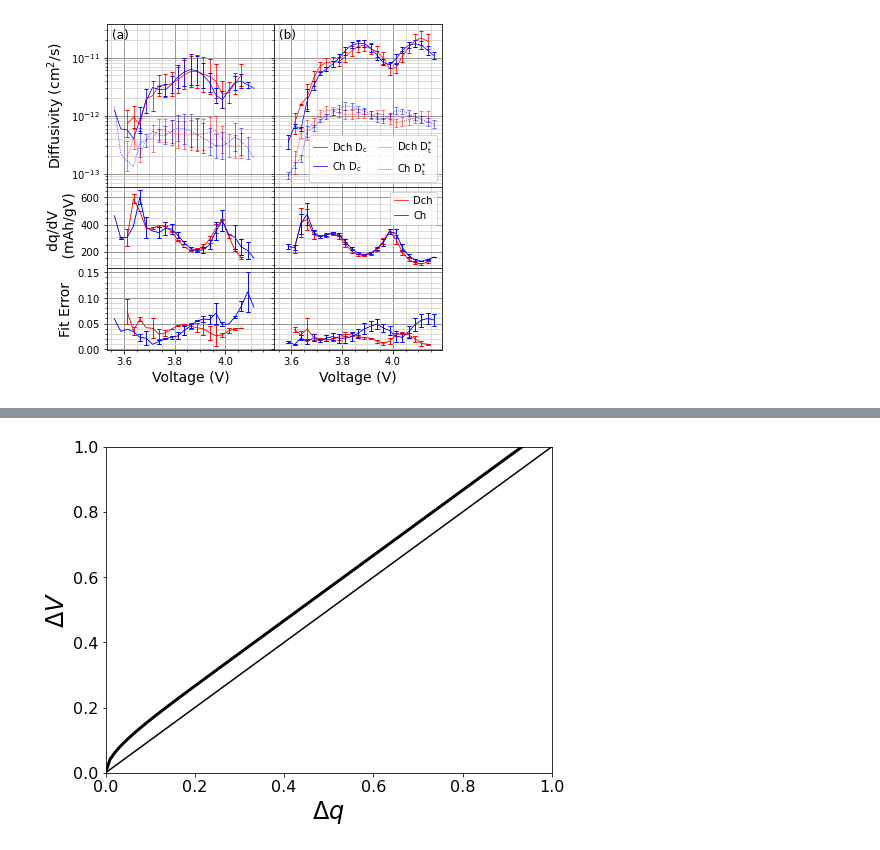
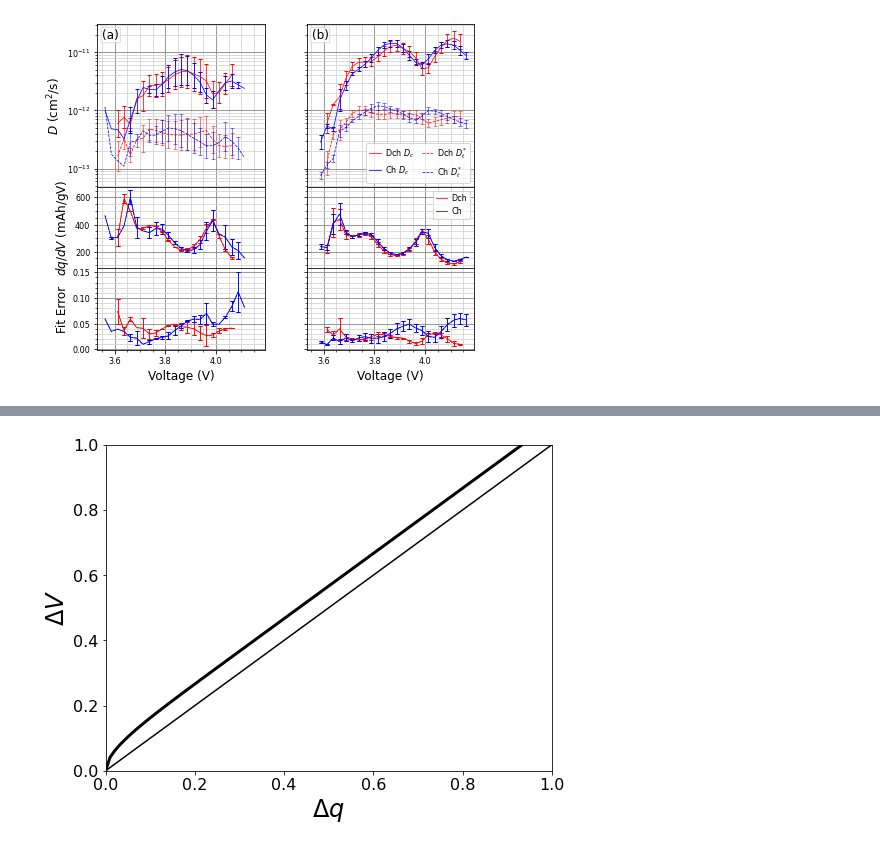
Before and after one commit to mmemcormier/amid, a Jupyter notebook: test_IRfit.ipynb, the cells around one changed output, grey strips where cells are left out. Drawn from its saved outputs; the diff is of its cells as text; code cells hidden in the pictures.

```diff
--- a/test_IRfit.ipynb
+++ b/test_IRfit.ipynb
@@ -9,13 +9,13 @@ import matplotlib.pyplot as plt
 import matplotlib.ticker as ticker
 
 plt.rc('lines', markersize = 3, linewidth = 0.75)
-plt.rc('axes', grid = True, labelsize = 14)
+plt.rc('axes', grid = True, labelsize = 12)
 plt.rc('axes.grid', which = 'both')
 plt.rc('grid', color = 'grey')
 plt.rc('xtick.minor', bottom = True, top = False)
 plt.rc('ytick.minor', left = True, right = False)
-plt.rc('xtick', bottom = True, top = False, direction = 'out', labelsize = 10)
-plt.rc('ytick', left = True, right = False, direction = 'out', labelsize = 10)
-plt.rc('legend', frameon = False, fontsize = 10, columnspacing = 1.0, handletextpad = 0.5, handlelength = 1.4)
+plt.rc('xtick', bottom = True, top = False, direction = 'out', labelsize = 8)
+plt.rc('ytick', left = True, right = False, direction = 'out', labelsize = 8)
+plt.rc('legend', frameon = False, fontsize = 8, columnspacing = 1.0, handletextpad = 0.5, handlelength = 1.4)
 plt.rc('errorbar', capsize = 2)
 plt.rc('savefig', dpi = 300)
@@ -395,14 +237,14 @@ for R in range(len(Reff)):
 axs[0].set_xlim([0, 1])
 axs[0].set_ylim([0, 1])
 
-axs[0].set_xlabel('$τ$')
-axs[0].set_ylabel('$Y$')
+axs[0].set_xlabel('$τ=Δq_a/Δq_{tot}$')
+axs[0].set_ylabel('$Y(τ)$')
 
 axs[0].xaxis.set_minor_locator(ticker.AutoMinorLocator())
 axs[0].yaxis.set_minor_locator(ticker.AutoMinorLocator())
 axs[0].grid(which = 'minor', color = 'lightgrey')
 
-axs[0].annotate(title[0], xy = (0.03, 0.97), xycoords = 'axes fraction', horizontalalignment='left', verticalalignment='top', fontsize = 12)
+axs[0].annotate(title[0], xy = (0.03, 0.97), xycoords = 'axes fraction', horizontalalignment='left', verticalalignment='top', fontsize = 12, bbox=dict(boxstyle='round', fc='w', ec='lightgrey', pad=0.1, alpha=0.8))
 
 #Figure 4b
 nQ = 1000
@@ -423,8 +265,8 @@ for R in range(len(Reff)):
 axs[1].set_xlim([1e-3, 1e1])
 axs[1].set_ylim([0, 1])
 
-axs[1].set_xlabel('$Q$')
-axs[1].set_ylabel('$τ$')
+axs[1].set_xlabel('$Q=Δq_{tot}I^{-1}D_cr^{-2}$')
+axs[1].set_ylabel('$τ=Δq_a/Δq_{tot}$')
 
 axs[1].xaxis.set_minor_locator(ticker.LogLocator(subs = np.arange(1.0, 10.0) * 0.1, numticks = 10))
 axs[1].xaxis.set_major_locator(ticker.LogLocator(numticks = 10))
@@ -433,7 +275,7 @@ axs[1].grid(which = 'minor', color = 'lightgrey')
 
 axs[0].legend(fontsize = 8, frameon = True)
 
-axs[1].annotate(title[1], xy = (0.03, 0.97), xycoords = 'axes fraction', horizontalalignment='left', verticalalignment='top', fontsize = 12)
+axs[1].annotate(title[1], xy = (0.03, 0.97), xycoords = 'axes fraction', horizontalalignment='left', verticalalignment='top', fontsize = 12, bbox=dict(boxstyle='round', fc='w', ec='lightgrey', pad=0.1, alpha=0.8))
 
 plt.savefig('fig4.png', bbox_inches="tight")
 # %% [output]
@@ -552,5 +557,5 @@ C:\Users\Mitch\Lab\Atlung Modeling\BioLogic Data\270\270 NM9505 30C Charge\270 N
 # %%
-# Figure 6
+# Figure 8
 path = 'C:/Users/Mitch/Lab/Atlung Modeling/BioLogic Data'
 mats = ['NM9505 30C Old', 'NM9505 30C']
 binfiles = ['NM9505 30C Old (215, 217).xlsx', 'NM9505 30C (266, 269, 270).xlsx']
@@ -560,13 +565,13 @@ title = ['(a)', '(b)']
 dfD = [pd.read_excel(Path(path) / mats[0] / binfiles[0], sheet_name = 'Discharge'), pd.read_excel(Path(path) / mats[1] / binfiles[1], sheet_name = 'Discharge')]
 dfC = [pd.read_excel(Path(path) / mats[0] / binfiles[0], sheet_name = 'Charge'), pd.read_excel(Path(path) / mats[1] / binfiles[1], sheet_name = 'Charge')]
 
-fig, axs = plt.subplots(ncols=2, nrows=3, figsize=(6, 6), sharex=True, sharey='row',
-gridspec_kw={'height_ratios': [2,1,1], 'hspace': 0.0, 'width_ratios': [1,1], 'wspace': 0.0})
+fig, axs = plt.subplots(ncols=2, nrows=3, figsize=(6.75, 6), sharex=True, sharey='row',
+gridspec_kw={'height_ratios': [2,1,1], 'hspace': 0.0, 'width_ratios': [1,1], 'wspace': 0.25})
 
-axs[0, 1].semilogy([], [], 'r-', label='Dch D$\mathregular{_{c}}$')
-axs[0, 1].semilogy([], [], 'b-', label='Ch D$\mathregular{_{c}}$')
-axs[0, 1].semilogy([], [], 'r:', label='Dch D$\mathregular{_{t}^{*}}$')
-axs[0, 1].semilogy([], [], 'b:', label='Ch D$\mathregular{_{t}^{*}}$')
+axs[0, 1].semilogy([], [], 'r-', label='Dch $D_{c}$')
+axs[0, 1].semilogy([], [], 'b-', label='Ch $D_{c}$')
+axs[0, 1].semilogy([], [], 'r--', label='Dch $D_{t}^{*}$')
+axs[0, 1].semilogy([], [], 'b--', label='Ch $D_{t}^{*}$')
 axs[0, 1].legend(frameon = True, ncol = 2)
 
 axs[1, 1].plot([], [], 'r-', label='Dch')
@@ -577,49 +582,55 @@ for i in range(len(dfD)):
     yerrDDc = [dfD[i]['Dc (cm^2/s)']*(1 - 1/dfD[i]['Dc geoSTD']), dfD[i]['Dc (cm^2/s)']*(dfD[i]['Dc geoSTD'] - 1)]
     yerrDDt = [dfD[i]['Dt* (cm^2/s)']*(1 - 1/dfD[i]['Dt* geoSTD']), dfD[i]['Dt* (cm^2/s)']*(dfD[i]['Dt* geoSTD'] - 1)]
     axs[0, i].errorbar(dfD[i]['Voltage (V)'], dfD[i]['Dc (cm^2/s)'], yerr = yerrDDc, fmt = 'r-')
-    axs[0, i].errorbar(dfD[i]['Voltage (V)'], dfD[i]['Dt* (cm^2/s)'], yerr = yerrDDt, fmt = 'r:', elinewidth = 0.5, markeredgewidth = 0.5)
+    axs[0, i].errorbar(dfD[i]['Voltage (V)'], dfD[i]['Dt* (cm^2/s)'], yerr = yerrDDt, fmt = 'r--', elinewidth = 0.5, markeredgewidth = 0.5)
 
     yerrCDc = [dfC[i]['Dc (cm^2/s)']*(1 - 1/dfC[i]['Dc geoSTD']), dfC[i]['Dc (cm^2/s)']*(dfC[i]['Dc geoSTD'] - 1)]
     yerrCDt = [dfC[i]['Dt* (cm^2/s)']*(1 - 1/dfC[i]['Dt* geoSTD']), dfC[i]['Dt* (cm^2/s)']*(dfC[i]['Dt* geoSTD'] - 1)]
     axs[0, i].errorbar(dfC[i]['Voltage (V)'], dfC[i]['Dc (cm^2/s)'], yerr = yerrCDc, fmt = 'b-')
-    axs[0, i].errorbar(dfC[i]['Voltage (V)'], dfC[i]['Dt* (cm^2/s)'], yerr = yerrCDt, fmt = 'b:', elinewidth = 0.5, markeredgewidth = 0.5)
+    axs[0, i].errorbar(dfC[i]['Voltage (V)'], dfC[i]['Dt* (cm^2/s)'], yerr = yerrCDt, fmt = 'b--', elinewidth = 0.5, markeredgewidth = 0.5)
 
     axs[1, i].errorbar(dfD[i]['Voltage (V)'], dfD[i]['dq/dV (mAh/gV)'], yerr = dfD[i]['dq/dV STD'], fmt = 'r-')
-    axs[1, i].errorbar(dfD[i]['Voltage (V)'], dfD[i]['dq/dV (mAh/gV)'], yerr = dfD[i]['dq/dV STD'], fmt = 'r:')
+    axs[1, i].errorbar(dfD[i]['Voltage (V)'], dfD[i]['dq/dV (mAh/gV)'], yerr = dfD[i]['dq/dV STD'], fmt = 'r--')
 
     axs[1, i].errorbar(dfC[i]['Voltage (V)'], dfC[i]['dq/dV (mAh/gV)'], yerr = dfC[i]['dq/dV STD'], fmt = 'b-')
-    axs[1, i].errorbar(dfC[i]['Voltage (V)'], dfC[i]['dq/dV (mAh/gV)'], yerr = dfC[i]['dq/dV STD'], fmt = 'b:')
+    axs[1, i].errorbar(dfC[i]['Voltage (V)'], dfC[i]['dq/dV (mAh/gV)'], yerr = dfC[i]['dq/dV STD'], fmt = 'b--')
 
     axs[2, i].errorbar(dfD[i]['Voltage (V)'], dfD[i]['Fit Error'], yerr = dfD[i]['Fit Error STD'], fmt = 'r-')
-    axs[2, i].errorbar(dfD[i]['Voltage (V)'], dfD[i]['Fit Error'], yerr = dfD[i]['Fit Error STD'], fmt = 'r:')
+    axs[2, i].errorbar(dfD[i]['Voltage (V)'], dfD[i]['Fit Error'], yerr = dfD[i]['Fit Error STD'], fmt = 'r--')
 
     axs[2, i].errorbar(dfC[i]['Voltage (V)'], dfC[i]['Fit Error'], yerr = dfC[i]['Fit Error STD'], fmt = 'b-')
-    axs[2, i].errorbar(dfC[i]['Voltage (V)'], dfC[i]['Fit Error'], yerr = dfC[i]['Fit Error STD'], fmt = 'b:')
+    axs[2, i].errorbar(dfC[i]['Voltage (V)'], dfC[i]['Fit Error'], yerr = dfC[i]['Fit Error STD'], fmt = 'b--')
 
-axs[0, 0].set_ylabel('Diffusivity (cm$\mathregular{^{2}}$/s)')
+axs[0, 0].set_ylabel('$D$ (cm$\mathregular{^{2}}$/s)')
+#axs[0, 1].set_ylabel('D (cm$\mathregular{^{2}}$/s)')
+axs[1, 0].set_ylabel('$dq/dV$ (mAh/gV)')
+#axs[1, 1].set_ylabel('dq/dV \n (mAh/gV)')
+axs[2, 0].set_ylabel('Fit Error')
+#axs[2, 1].set_ylabel('Fit Error')
 axs[2, 0].set_xlabel('Voltage (V)')
-axs[1, 0].set_ylabel('dq/dV \n (mAh/gV)')
-axs[2, 0].set_ylabel('Fit Error')
 axs[2, 1].set_xlabel('Voltage (V)')
 
 axs[0, 0].xaxis.set_minor_locator(ticker.AutoMinorLocator())
 axs[0, 0].yaxis.set_minor_locator(ticker.LogLocator(subs = np.arange(1.0, 10.0) * 0.1, numticks = 10))
 axs[0, 0].yaxis.set_major_locator(ticker.LogLocator(numticks = 10))
 axs[0, 1].xaxis.set_minor_locator(ticker.AutoMinorLocator())
 axs[1, 0].yaxis.set_minor_locator(ticker.AutoMinorLocator())
 axs[2, 0].yaxis.set_minor_locator(ticker.AutoMinorLocator())
 
+for t in axs[0,1].get_yticklabels():
+    t.set_visible(True)
+
 axs[0, 0].grid(which = 'minor', color = 'lightgrey')
 axs[1, 0].grid(which = 'minor', color = 'lightgrey')
 axs[2, 0].grid(which = 'minor', color = 'lightgrey')
 axs[0, 1].grid(which = 'minor', color = 'lightgrey')
 axs[1, 1].grid(which = 'minor', color = 'lightgrey')
 axs[2, 1].grid(which = 'minor', color = 'lightgrey')
 
-axs[0, 0].annotate(title[0], xy = (0.03, 0.97), xycoords = 'axes fraction', horizontalalignment='left', verticalalignment='top', fontsize = 12)
-axs[0, 1].annotate(title[1], xy = (0.03, 0.97), xycoords = 'axes fraction', horizontalalignment='left', verticalalignment='top', fontsize = 12)
+axs[0, 0].annotate(title[0], xy = (0.03, 0.97), xycoords = 'axes fraction', horizontalalignment='left', verticalalignment='top', fontsize = 12, bbox=dict(boxstyle='round', fc='w', ec='lightgrey', pad=0.1, alpha=0.8))
+axs[0, 1].annotate(title[1], xy = (0.03, 0.97), xycoords = 'axes fraction', horizontalalignment='left', verticalalignment='top', fontsize = 12, bbox=dict(boxstyle='round', fc='w', ec='lightgrey', pad=0.1, alpha=0.8))
 
-plt.savefig('fig6.png', bbox_inches = 'tight')
+plt.savefig('fig8.png', bbox_inches = 'tight')
 # %% [output]
-[figure, old version]
+[figure, new version]
 # %%
```
Also changed, not shown: parts of 11 cells of this notebook, 10 other files.
